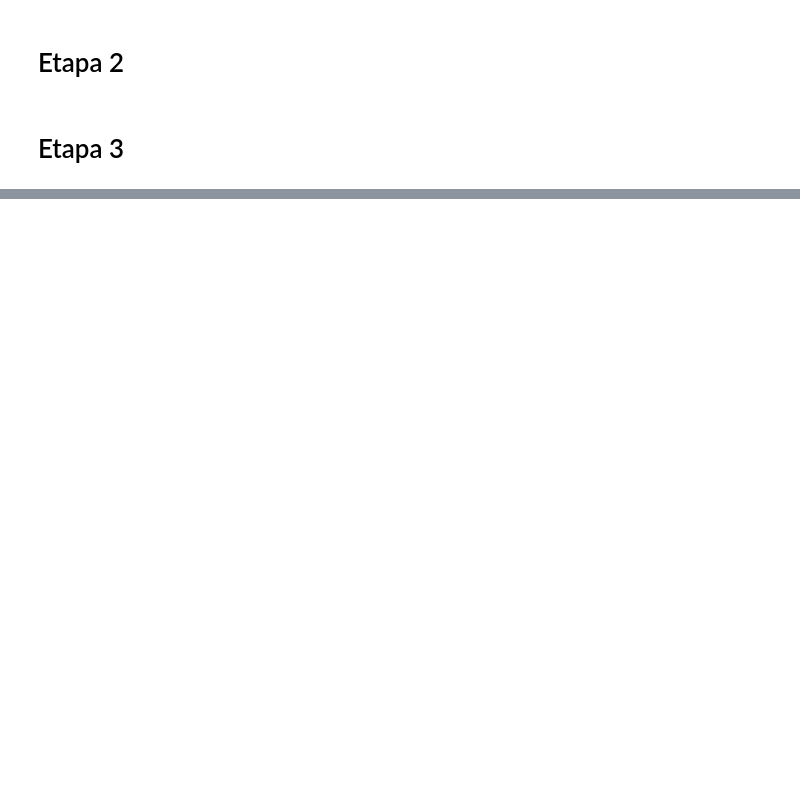
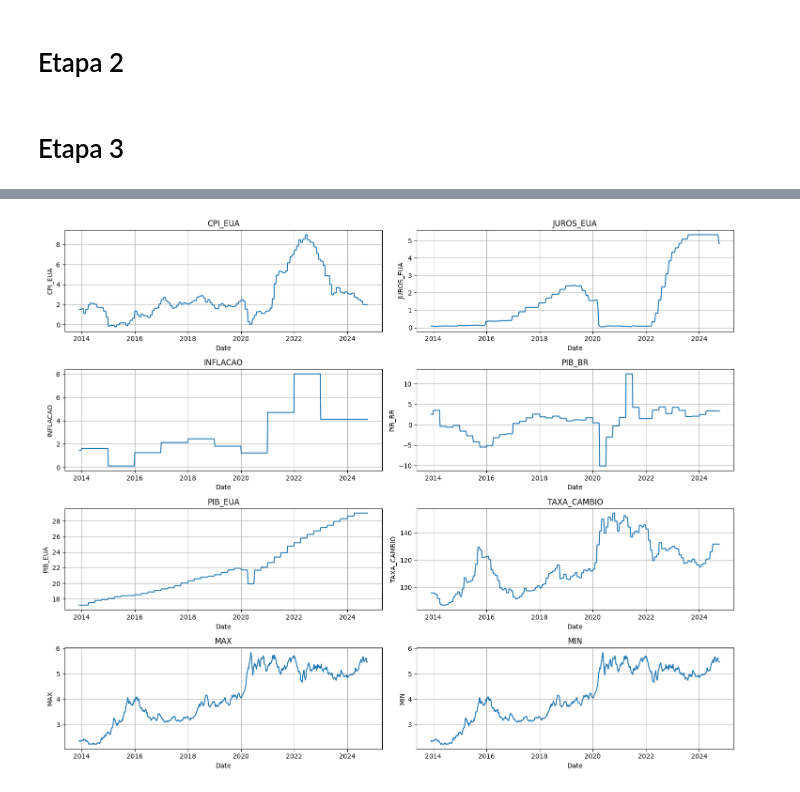
Before and after one commit to kauansatc/datascience-abp, a Jupyter notebook: main.ipynb, the cells around one changed output, grey strips where cells are left out. Drawn from its saved outputs; the diff is of its cells as text; code cells hidden in the pictures; blank space fills up the shorter version.

```diff
--- a/main.ipynb
+++ b/main.ipynb
@@ -165,0 +266,18 @@ memory usage: 57.6 KB
+# %%
+# Create subplots for different columns
+fig, axes = plt.subplots(4, 2, figsize=(15, 12))
+
+# Plotting each column in a separate subplot
+# columns =
+for i, col in enumerate(df.columns):
+    ax = axes[i // 2, i % 2]
+    ax.plot(df.index, df[col])
+    ax.set_title(col)
+    ax.set_xlabel('Date')
+    ax.set_ylabel(col)
+    ax.grid(True)
+
+plt.tight_layout()
+plt.show()
+# %% [output]
+[figure, added]
```
Also changed, not shown: parts of 8 cells of this notebook, 3 other files.
